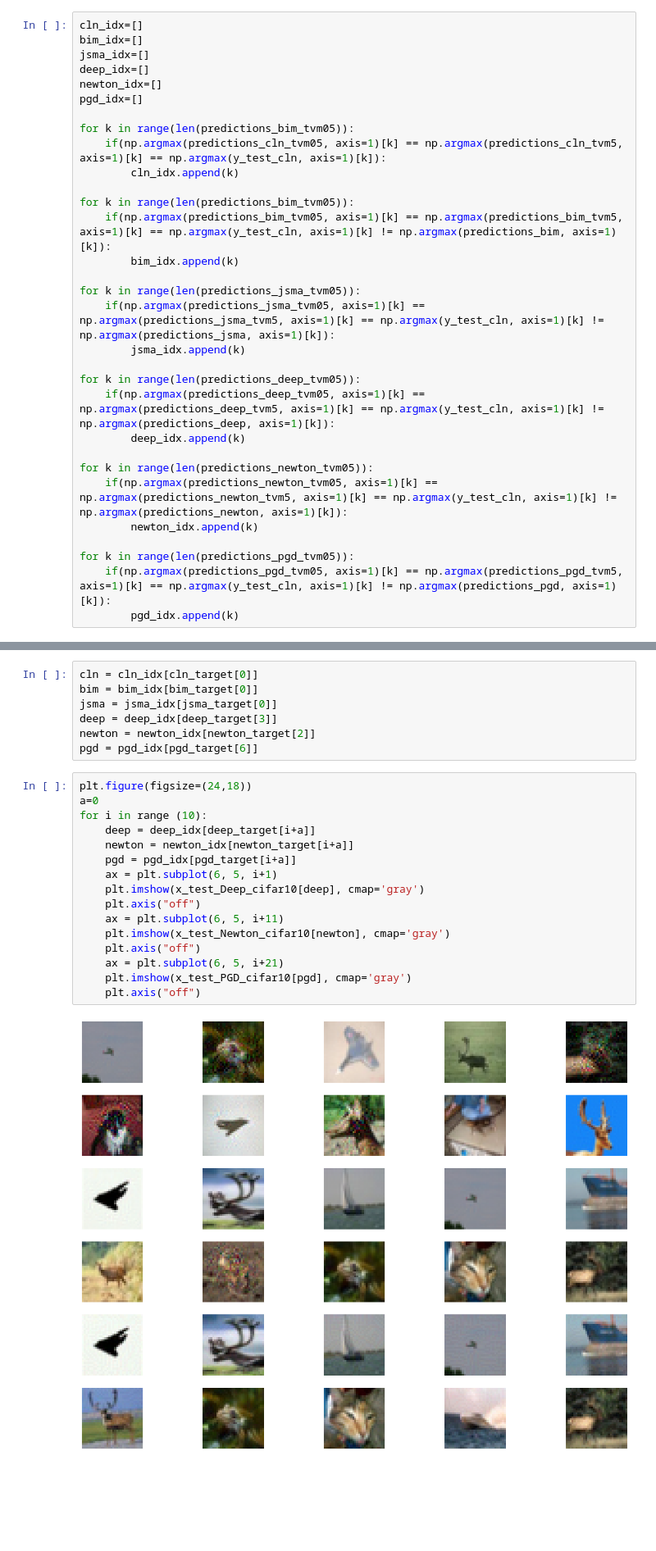
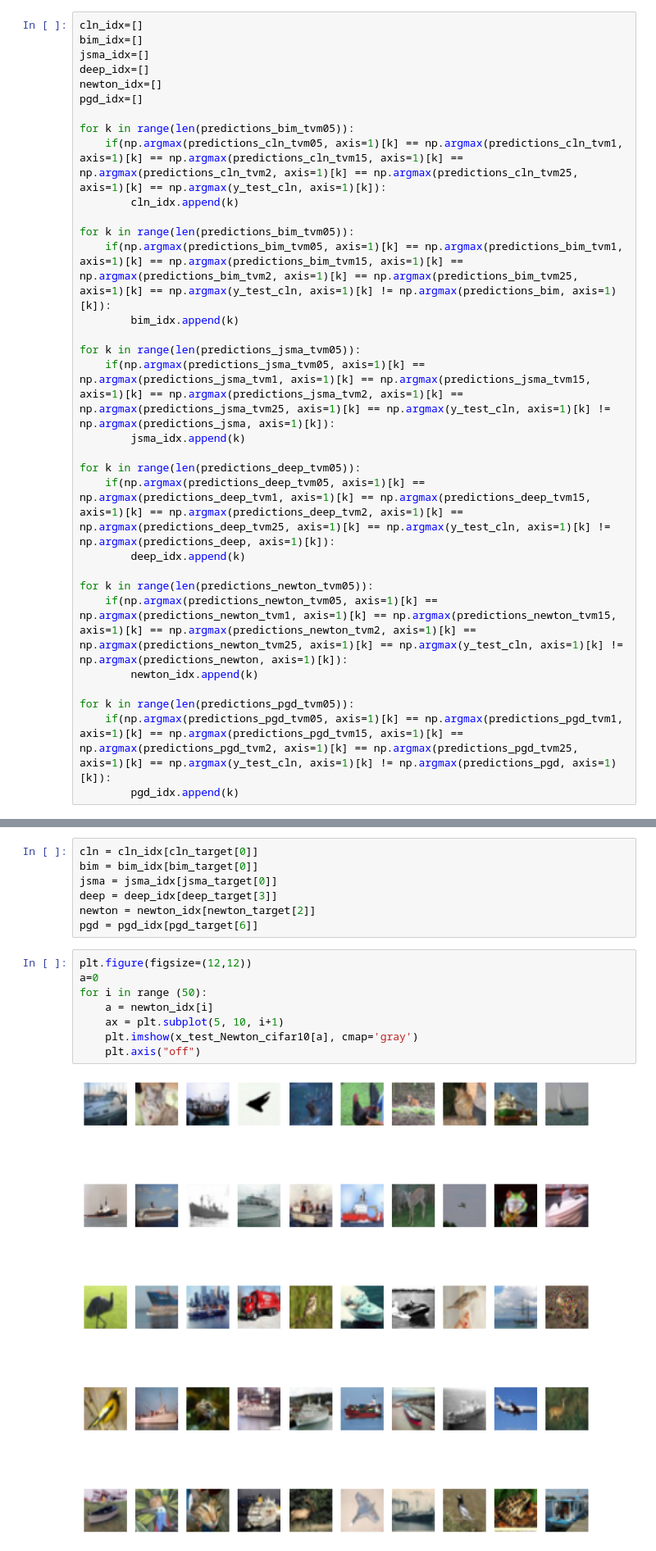
Before and after one commit to aydrienlaw/Adversarial-A.I., a Jupyter notebook: TotalVarMin - CIFAR-10.ipynb, the cells around one changed output, grey strips where cells are left out. Shown at 82% size. Saved outputs shown, nothing was run; the diff lists cells and outputs as text; blank space fills up the shorter version.

```diff
--- a/TotalVarMin - CIFAR-10.ipynb
+++ b/TotalVarMin - CIFAR-10.ipynb
@@ -434,25 +479,25 @@ newton_idx=[]
 pgd_idx=[]
 
 for k in range(len(predictions_bim_tvm05)):
-    if(np.argmax(predictions_cln_tvm05, axis=1)[k] == np.argmax(predictions_cln_tvm5, axis=1)[k] == np.argmax(y_test_cln, axis=1)[k]):
+    if(np.argmax(predictions_cln_tvm05, axis=1)[k] == np.argmax(predictions_cln_tvm1, axis=1)[k] == np.argmax(predictions_cln_tvm15, axis=1)[k] == np.argmax(predictions_cln_tvm2, axis=1)[k] == np.argmax(predictions_cln_tvm25, axis=1)[k] == np.argmax(y_test_cln, axis=1)[k]):
         cln_idx.append(k)
 
 for k in range(len(predictions_bim_tvm05)):
-    if(np.argmax(predictions_bim_tvm05, axis=1)[k] == np.argmax(predictions_bim_tvm5, axis=1)[k] == np.argmax(y_test_cln, axis=1)[k] != np.argmax(predictions_bim, axis=1)[k]):
+    if(np.argmax(predictions_bim_tvm05, axis=1)[k] == np.argmax(predictions_bim_tvm1, axis=1)[k] == np.argmax(predictions_bim_tvm15, axis=1)[k] == np.argmax(predictions_bim_tvm2, axis=1)[k] == np.argmax(predictions_bim_tvm25, axis=1)[k] == np.argmax(y_test_cln, axis=1)[k] != np.argmax(predictions_bim, axis=1)[k]):
         bim_idx.append(k)
 
 for k in range(len(predictions_jsma_tvm05)):
-    if(np.argmax(predictions_jsma_tvm05, axis=1)[k] == np.argmax(predictions_jsma_tvm5, axis=1)[k] == np.argmax(y_test_cln, axis=1)[k] != np.argmax(predictions_jsma, axis=1)[k]):
+    if(np.argmax(predictions_jsma_tvm05, axis=1)[k] == np.argmax(predictions_jsma_tvm1, axis=1)[k] == np.argmax(predictions_jsma_tvm15, axis=1)[k] == np.argmax(predictions_jsma_tvm2, axis=1)[k] == np.argmax(predictions_jsma_tvm25, axis=1)[k] == np.argmax(y_test_cln, axis=1)[k] != np.argmax(predictions_jsma, axis=1)[k]):
         jsma_idx.append(k)
 
 for k in range(len(predictions_deep_tvm05)):
-    if(np.argmax(predictions_deep_tvm05, axis=1)[k] == np.argmax(predictions_deep_tvm5, axis=1)[k] == np.argmax(y_test_cln, axis=1)[k] != np.argmax(predictions_deep, axis=1)[k]):
+    if(np.argmax(predictions_deep_tvm05, axis=1)[k] == np.argmax(predictions_deep_tvm1, axis=1)[k] == np.argmax(predictions_deep_tvm15, axis=1)[k] == np.argmax(predictions_deep_tvm2, axis=1)[k] == np.argmax(predictions_deep_tvm25, axis=1)[k] == np.argmax(y_test_cln, axis=1)[k] != np.argmax(predictions_deep, axis=1)[k]):
         deep_idx.append(k)
 
 for k in range(len(predictions_newton_tvm05)):
-    if(np.argmax(predictions_newton_tvm05, axis=1)[k] == np.argmax(predictions_newton_tvm5, axis=1)[k] == np.argmax(y_test_cln, axis=1)[k] != np.argmax(predictions_newton, axis=1)[k]):
+    if(np.argmax(predictions_newton_tvm05, axis=1)[k] == np.argmax(predictions_newton_tvm1, axis=1)[k] == np.argmax(predictions_newton_tvm15, axis=1)[k] == np.argmax(predictions_newton_tvm2, axis=1)[k] == np.argmax(predictions_newton_tvm25, axis=1)[k] == np.argmax(y_test_cln, axis=1)[k] != np.argmax(predictions_newton, axis=1)[k]):
         newton_idx.append(k)
 
 for k in range(len(predictions_pgd_tvm05)):
-    if(np.argmax(predictions_pgd_tvm05, axis=1)[k] == np.argmax(predictions_pgd_tvm5, axis=1)[k] == np.argmax(y_test_cln, axis=1)[k] != np.argmax(predictions_pgd, axis=1)[k]):
+    if(np.argmax(predictions_pgd_tvm05, axis=1)[k] == np.argmax(predictions_pgd_tvm1, axis=1)[k] == np.argmax(predictions_pgd_tvm15, axis=1)[k] == np.argmax(predictions_pgd_tvm2, axis=1)[k] == np.argmax(predictions_pgd_tvm25, axis=1)[k] == np.argmax(y_test_cln, axis=1)[k] != np.argmax(predictions_pgd, axis=1)[k]):
         pgd_idx.append(k)
@@ -495,20 +717,12 @@ deep = deep_idx[deep_target[3]]
 newton = newton_idx[newton_target[2]]
 pgd = pgd_idx[pgd_target[6]]
 # %%
-plt.figure(figsize=(24,18))
+plt.figure(figsize=(12,12))
 a=0
-for i in range (10):
-    deep = deep_idx[deep_target[i+a]]
-    newton = newton_idx[newton_target[i+a]]
-    pgd = pgd_idx[pgd_target[i+a]]
-    ax = plt.subplot(6, 5, i+1)
-    plt.imshow(x_test_Deep_cifar10[deep], cmap='gray')
+for i in range (50):
+    a = newton_idx[i]
+    ax = plt.subplot(5, 10, i+1)
+    plt.imshow(x_test_Newton_cifar10[a], cmap='gray')
     plt.axis("off")
-    ax = plt.subplot(6, 5, i+11)
-    plt.imshow(x_test_Newton_cifar10[newton], cmap='gray')
-    plt.axis("off")
-    ax = plt.subplot(6, 5, i+21)
-    plt.imshow(x_test_PGD_cifar10[pgd], cmap='gray')
-    plt.axis("off")
 # %% [output]
-[figure, old version]
+[figure, new version]
```
Also changed, not shown: parts of 4 cells of this notebook, 7 other files.
